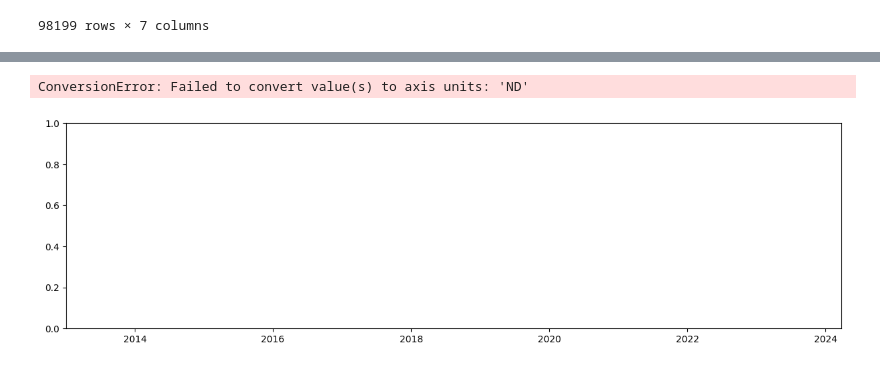
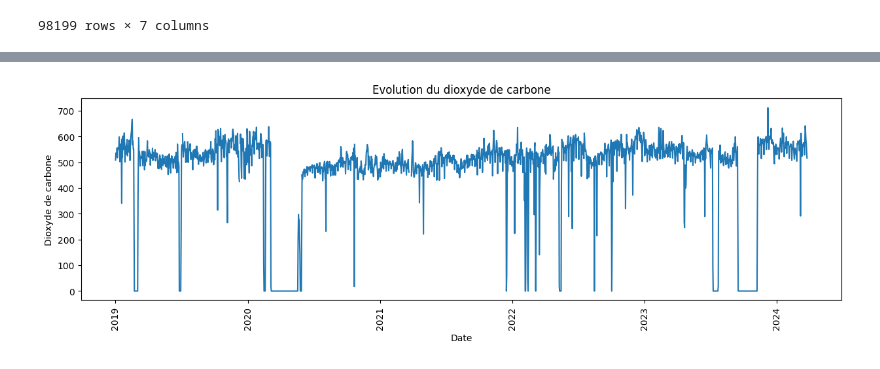
Before and after one commit to StAntho/WeatherPrevisions, a Jupyter notebook: pollution.ipynb, the cells around one changed output, grey strips where cells are left out. Cells and saved outputs as stored; diff of their text form; code cells hidden in the pictures.

Commit message:
add viz pollution

```diff
--- a/pollution.ipynb
+++ b/pollution.ipynb
@@ -75 +117,9 @@ df_pollution
 73496 rows × 7 columns
+# %%
+df_pollution['NO'] = df_pollution.NO.astype(float)
+df_pollution['NO2'] = df_pollution.NO2.astype(float)
+df_pollution['PM10'] = df_pollution.PM10.astype(float)
+df_pollution['CO2'] = df_pollution.CO2.astype(float)
+df_pollution['Temp'] = df_pollution.Temp.astype(float)
+df_pollution['Temp'] = df_pollution.Temp.astype(float)
+df_pollution.info()
@@ -76,6 +141,5 @@ df_pollution
 # %%
 df_pollution['Date'] = pd.to_datetime(df_pollution['Date'])
-df_pollution = df_pollution.set_index('Date').sort_index()
-df_pollution = df_pollution.resample('D').mean()
-df_pollution.head()
+df_pollution_min = df_pollution[~(df_pollution['Date'] < '2019-01-01')]
+df_pollution_min
 # %% [output]
@@ -107,0 +159,7 @@ df_pollution.head()
+# %%
+# df_pollution['Date'] = pd.to_datetime(df_pollution['Date'])
+# df_pollution = df_pollution_i[~(df_pollution_i['Date'] < '2019-01-01')]
+df_pollution_i = df_pollution_min.set_index('Date').sort_index()
+for col in df_pollution_i.columns:
+    df_pollution_i[col] = df_pollution_i[col].fillna(round(df_pollution_i[col].mean(), 2))
+df_pollution_i
@@ -107,0 +181,4 @@ df_pollution.head()
+# %%
+# Regroupement des valeurs par jour
+df_daily = round(df_pollution_i.resample('D').mean(), 2)
+df_daily
@@ -108,10 +200,8 @@ df_pollution.head()
 # %%
 plt.figure(figsize=(15,4))
-plt.axis([df_pollution.index.min(), df_pollution.index.max(), 0, df_pollution['CO2'].max()])
-#plt.plot(df_pollution['CO2'])
-plt.gca().set(title='Evolution du CO2', xlabel='Date', ylabel='Nombre de passagers')
+plt.plot(df_daily['CO2'])
+plt.gca().set(title='Evolution du dioxyde de carbone', xlabel='Date', ylabel='Dioxyde de carbone')
 plt.xticks(rotation=90)
 plt.show()
 # %% [output]
-ConversionError: Failed to convert value(s) to axis units: 'ND'
-[figure, old version]
+[figure, new version]
```
Also changed, not shown: parts of 14 cells of this notebook.
